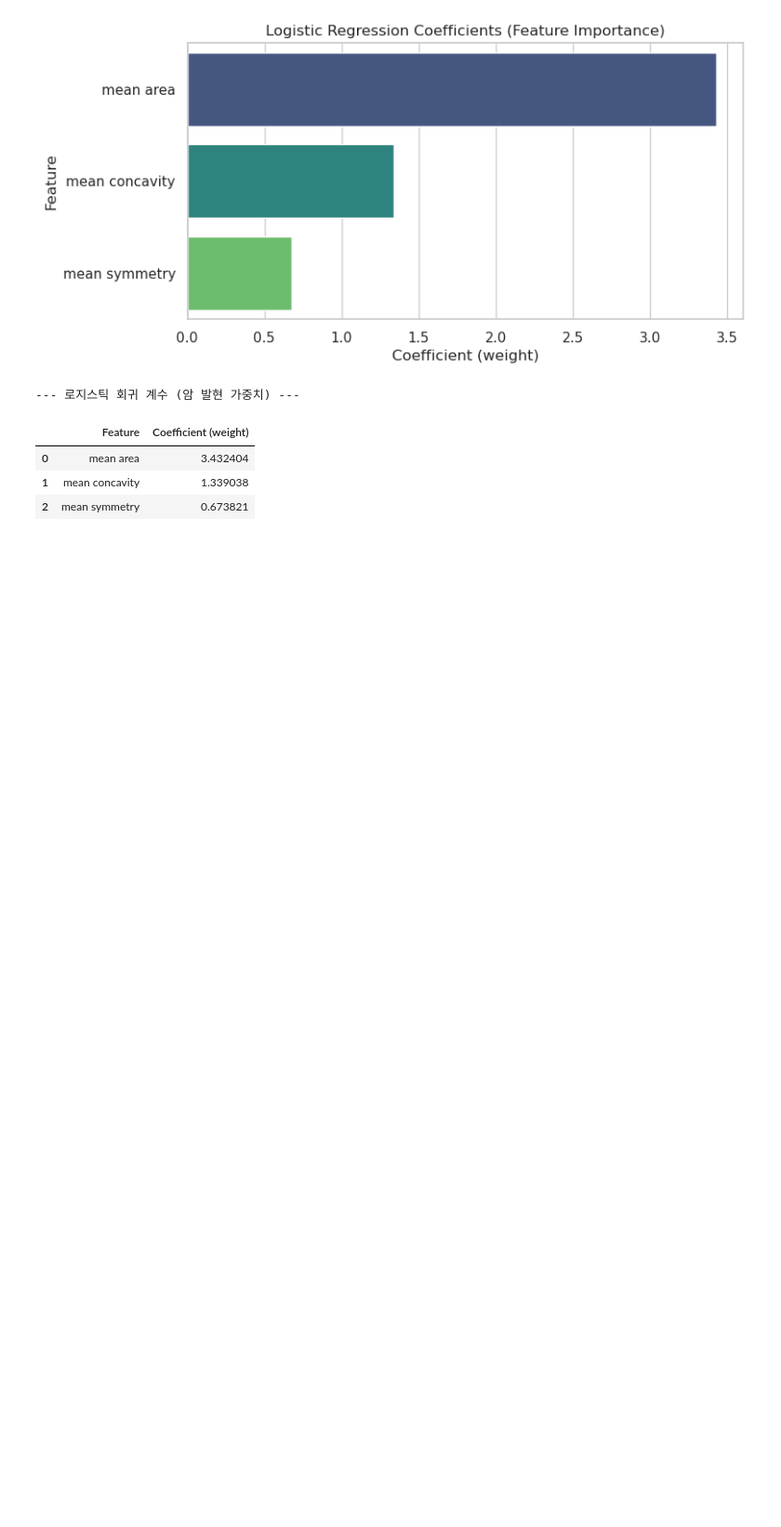
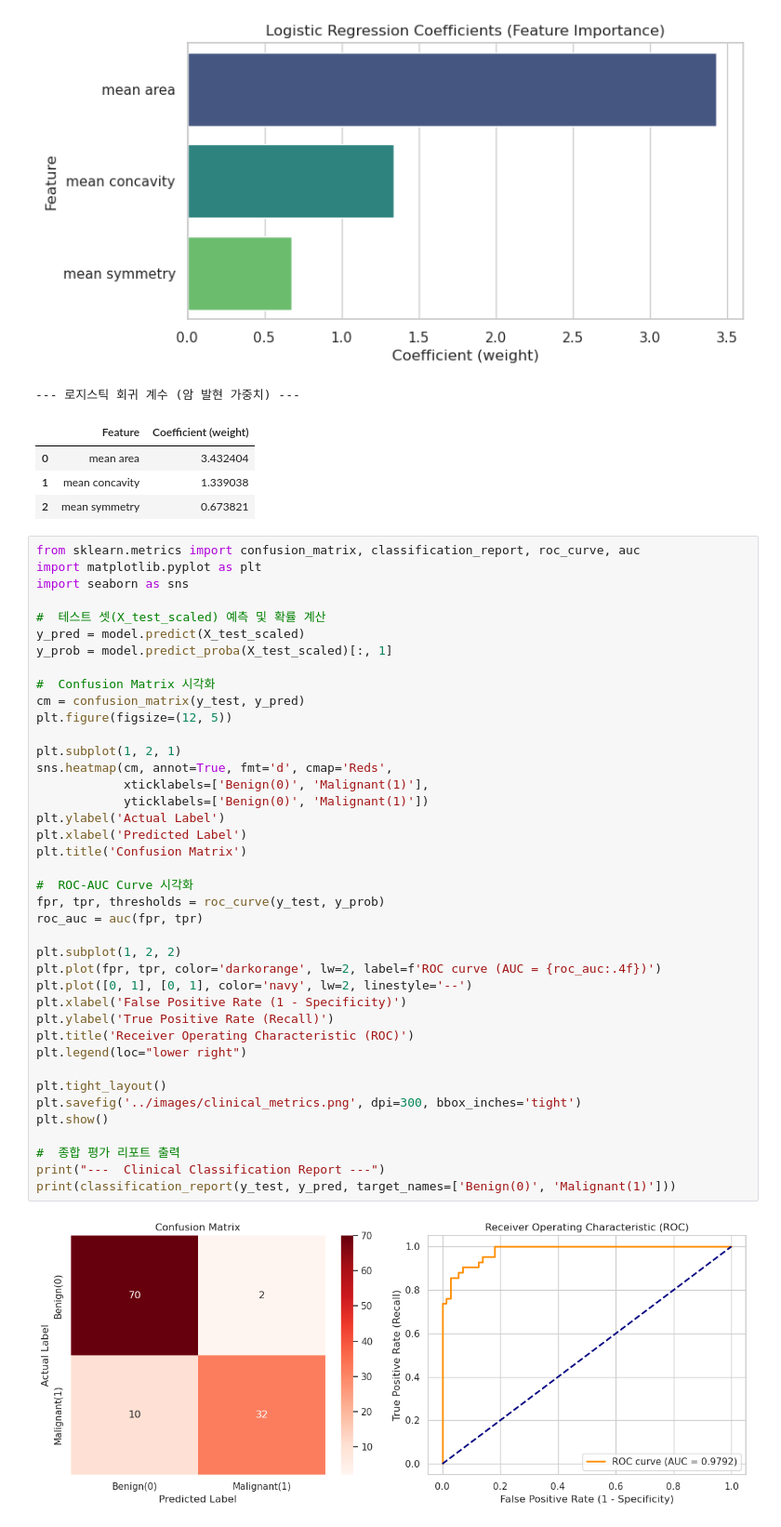
Before and after one commit to TheProvidenceJun/breast-cancer-eda, a Jupyter notebook: notebooks/1_data_load_and_check.ipynb, the cells around one changed output. Shown at 93% size. Saved outputs shown, nothing was run; the diff lists cells and outputs as text; blank space fills up the shorter version.

Commit message:
docs: evaluate clinical metrics emphasizing Recall over Accuracy and finalize portfolio

```diff
--- a/notebooks/1_data_load_and_check.ipynb
+++ b/notebooks/1_data_load_and_check.ipynb
@@ -230,3 +230,45 @@ display(coefficients)
 | 0 | mean area | 3.432404 |
 | 1 | mean concavity | 1.339038 |
 | 2 | mean symmetry | 0.673821 |
+# %%
+from sklearn.metrics import confusion_matrix, classification_report, roc_curve, auc
+import matplotlib.pyplot as plt
+import seaborn as sns
+
+#  테스트 셋(X_test_scaled) 예측 및 확률 계산
+y_pred = model.predict(X_test_scaled)
+y_prob = model.predict_proba(X_test_scaled)[:, 1]
+
+#  Confusion Matrix 시각화
+cm = confusion_matrix(y_test, y_pred)
+plt.figure(figsize=(12, 5))
+
+plt.subplot(1, 2, 1)
+sns.heatmap(cm, annot=True, fmt='d', cmap='Reds',
+            xticklabels=['Benign(0)', 'Malignant(1)'],
+            yticklabels=['Benign(0)', 'Malignant(1)'])
+plt.ylabel('Actual Label')
+plt.xlabel('Predicted Label')
+plt.title('Confusion Matrix')
+
+#  ROC-AUC Curve 시각화
+fpr, tpr, thresholds = roc_curve(y_test, y_prob)
+roc_auc = auc(fpr, tpr)
+
+plt.subplot(1, 2, 2)
+plt.plot(fpr, tpr, color='darkorange', lw=2, label=f'ROC curve (AUC = {roc_auc:.4f})')
+plt.plot([0, 1], [0, 1], color='navy', lw=2, linestyle='--')
+plt.xlabel('False Positive Rate (1 - Specificity)')
+plt.ylabel('True Positive Rate (Recall)')
+plt.title('Receiver Operating Characteristic (ROC)')
+plt.legend(loc="lower right")
+
+plt.tight_layout()
+plt.savefig('../images/clinical_metrics.png', dpi=300, bbox_inches='tight')
+plt.show()
+
+#  종합 평가 리포트 출력
+print("---  Clinical Classification Report ---")
+print(classification_report(y_test, y_pred, target_names=['Benign(0)', 'Malignant(1)']))
+# %% [output]
+[figure, added]
```
Also changed, not shown: parts of 3 cells of this notebook, 2 other files.
